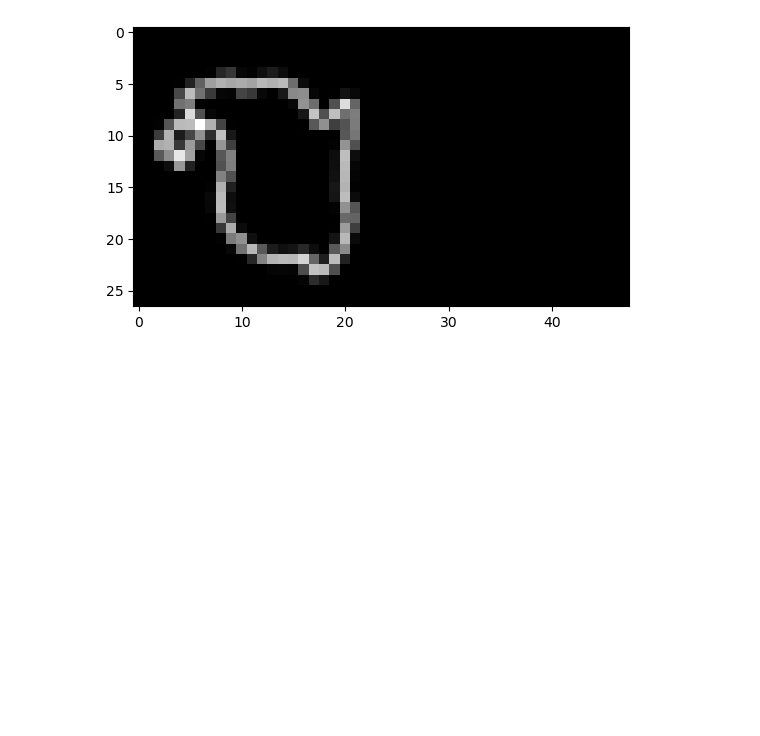
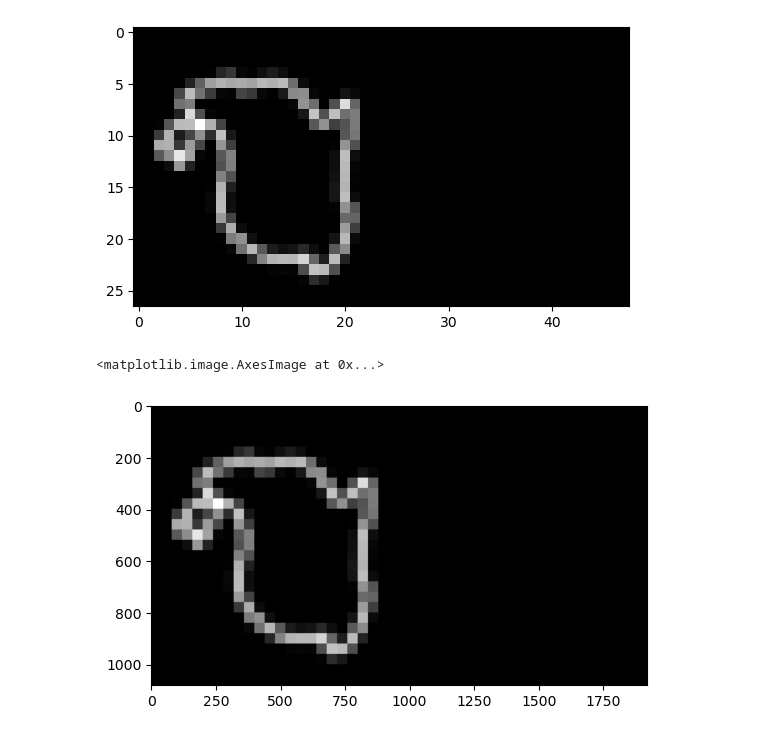
Before and after one commit to zhuyuezx/CSC494_holoprojector, a Jupyter notebook: Code/GS_algorithm.ipynb, the cells around one changed output. Cells and saved outputs as stored; diff of their text form; code cells hidden in the pictures; blank space fills up the shorter version.

```diff
--- a/Code/GS_algorithm.ipynb
+++ b/Code/GS_algorithm.ipynb
@@ -84,5 +90,11 @@ plt.imshow(img, cmap='gray')
 # %% [output]
 <matplotlib.image.AxesImage at 0x...>
 [figure]
+# %%
+target = resize_for_target(img, (1920, 1080))
+plt.imshow(target, cmap='gray')
+# %% [output]
+<matplotlib.image.AxesImage at 0x...>
+[figure, added]
 # %%
 # Basic setting where there's no abrration
```
Also changed, not shown: parts of 7 cells of this notebook, 1 other file.
